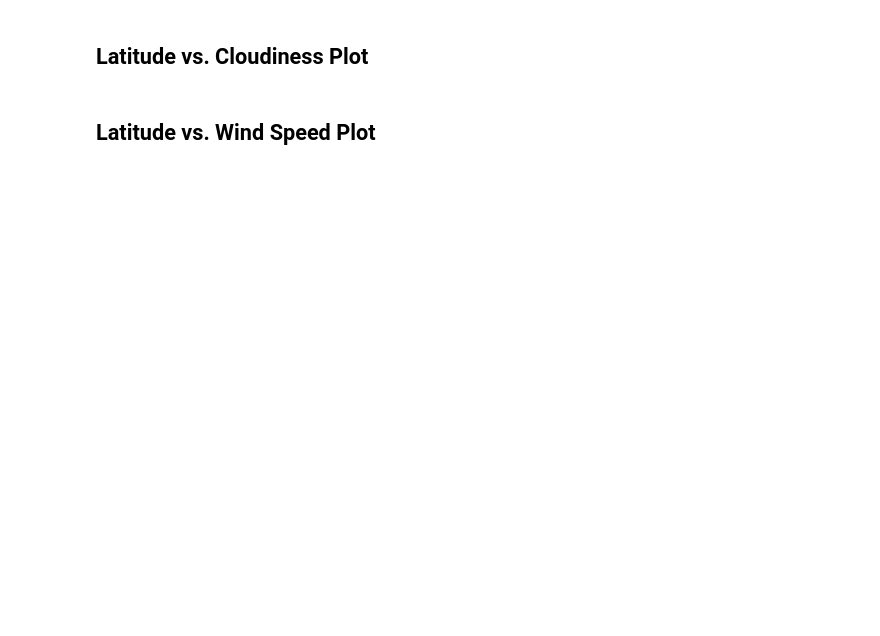
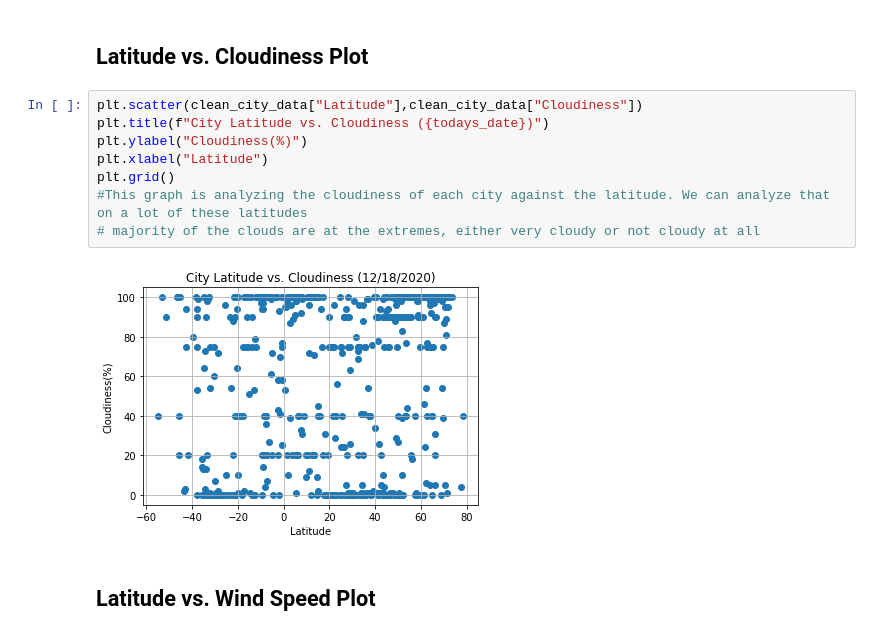
Before and after one commit to kieranmcaleer/python-api-challenge, a Jupyter notebook: WeatherPy/WeatherPy.ipynb, the cells around one changed output. Cells and saved outputs as stored; diff of their text form; blank space fills up the shorter version.

```diff
--- a/WeatherPy/WeatherPy.ipynb
+++ b/WeatherPy/WeatherPy.ipynb
@@ -182,4 +201,14 @@ for index, row in cities_df.iterrows():
 # %% [markdown]
 ## Latitude vs. Cloudiness Plot
+# %%
+plt.scatter(clean_city_data["Latitude"],clean_city_data["Cloudiness"])
+plt.title(f"City Latitude vs. Cloudiness ({todays_date})")
+plt.ylabel("Cloudiness(%)")
+plt.xlabel("Latitude")
+plt.grid()
+#This graph is analyzing the cloudiness of each city against the latitude. We can analyze that on a lot of these latitudes
+# majority of the clouds are at the extremes, either very cloudy or not cloudy at all
+# %% [output]
+[figure, added]
 # %% [markdown]
 ## Latitude vs. Wind Speed Plot
```
Also changed, not shown: parts of 7 cells of this notebook.
